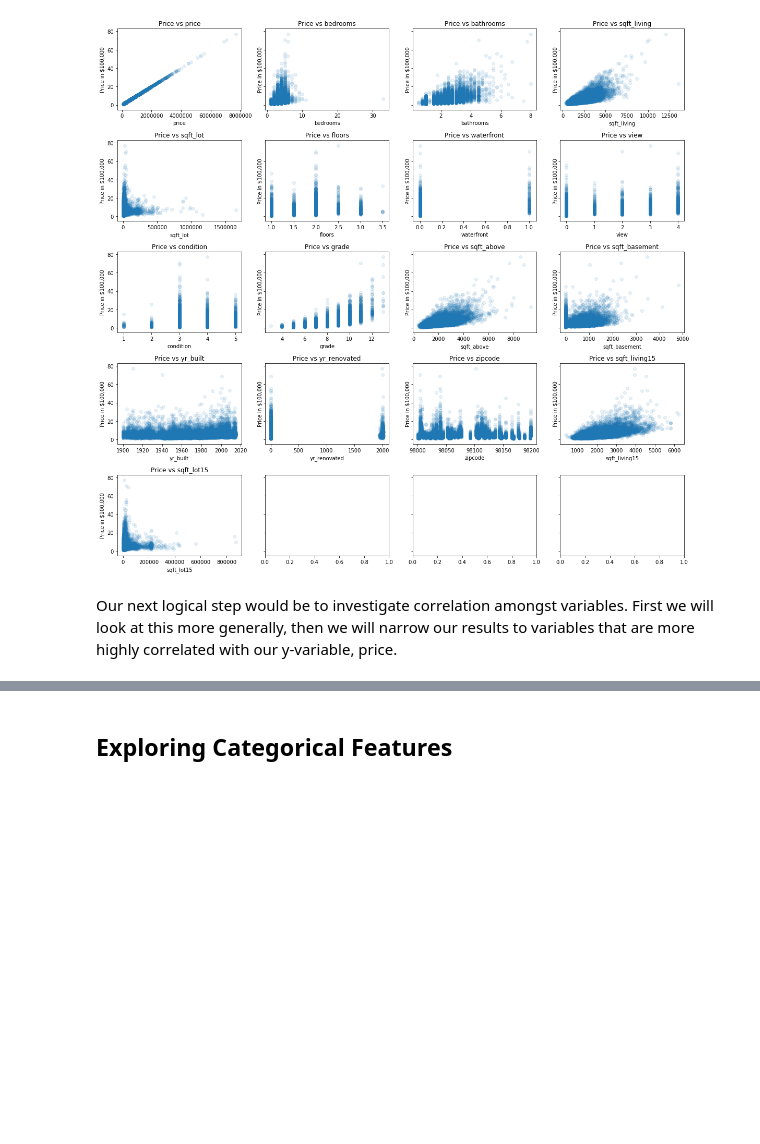
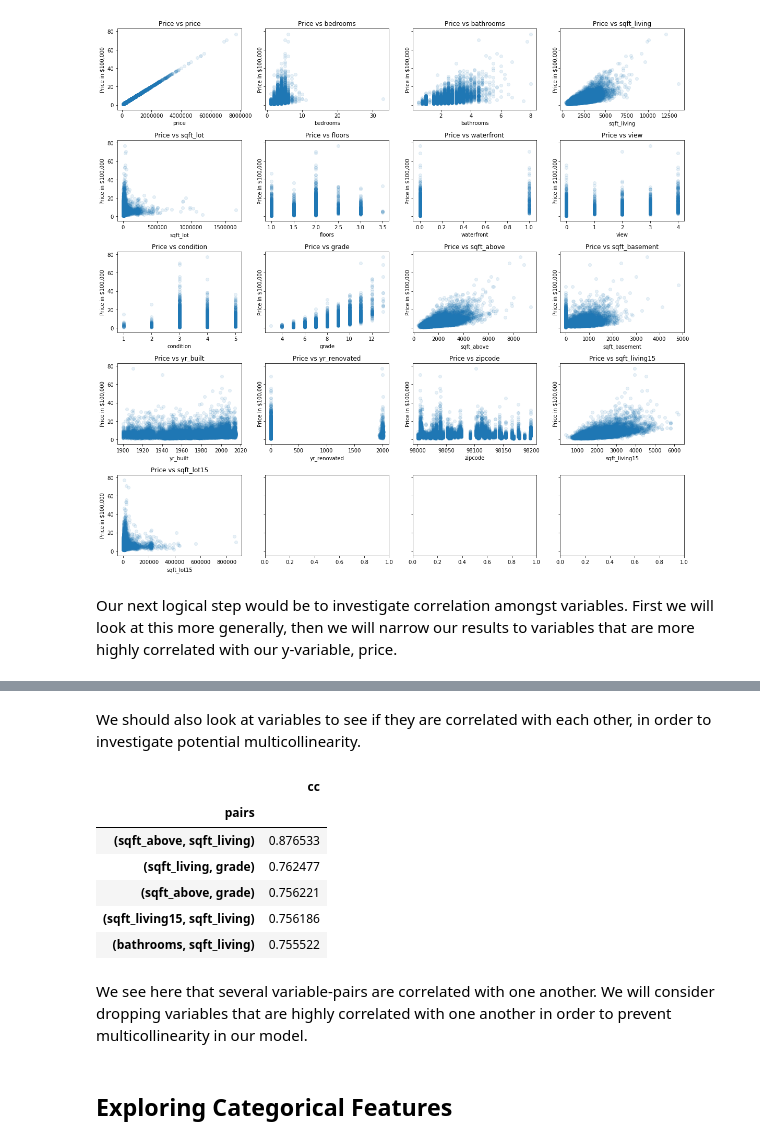
Before and after one commit to adinas94/King-Country-Regression, a Jupyter notebook: Data Cleaning Notebook.ipynb, the cells around one changed output, grey strips where cells are left out. Saved outputs shown, nothing was run; the diff lists cells and outputs as text; code cells hidden in the pictures; blank space fills up the shorter version.

```diff
--- a/Data Cleaning Notebook.ipynb
+++ b/Data Cleaning Notebook.ipynb
@@ -232,6 +232,33 @@ df.corr()[abs(df.corr()['price']) > 0.3]
 | sqft_above | 0.604424 | 0.480242 | 0.686328 | 0.876533 | 0.183210 | 0.522751 | 0.071737 | 0.165289 | -0.161483 | 0.756221 | ... |
 | sqft_basement | 0.321264 | 0.297093 | 0.278140 | 0.427998 | 0.014839 | -0.242151 | 0.083317 | 0.270104 | 0.168991 | 0.164458 | ... |
 | sqft_living15 | 0.583792 | 0.394949 | 0.569453 | 0.756186 | 0.143805 | 0.279071 | 0.083921 | 0.277555 | -0.095256 | 0.713178 | ... |
+# %% [markdown]
+We should also look at variables to see if they are correlated with each other, in order to investigate potential multicollinearity.
+# %%
+df2 = df.corr().abs().stack().reset_index().sort_values(0, ascending=False)
+
+df2['pairs'] = list(zip(df2.level_0, df2.level_1))
+
+df2.set_index(['pairs'], inplace = True)
+
+df2.drop(columns=['level_1', 'level_0'], inplace = True)
+
+# cc for correlation coefficient
+df2.columns = ['cc']
+
+df2.drop_duplicates(inplace=True)
+
+df2[(df2.cc>.75) & (df2.cc<1)]
+# %% [output]
+|  | cc |
+| pairs |  |
+| (sqft_above, sqft_living) | 0.876533 |
+| (sqft_living, grade) | 0.762477 |
+| (sqft_above, grade) | 0.756221 |
+| (sqft_living15, sqft_living) | 0.756186 |
+| (bathrooms, sqft_living) | 0.755522 |
+# %% [markdown]
+We see here that several variable-pairs are correlated with one another. We will consider dropping variables that are highly correlated with one another in order to prevent multicollinearity in our model.
 # %% [markdown]
 ## Exploring Categorical Features
 # %%
```
Also changed, not shown: parts of 1 cell of this notebook.
